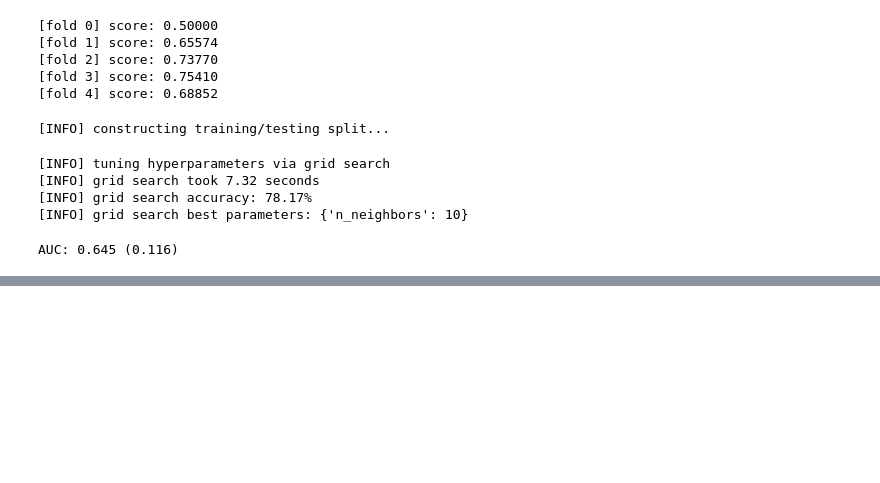
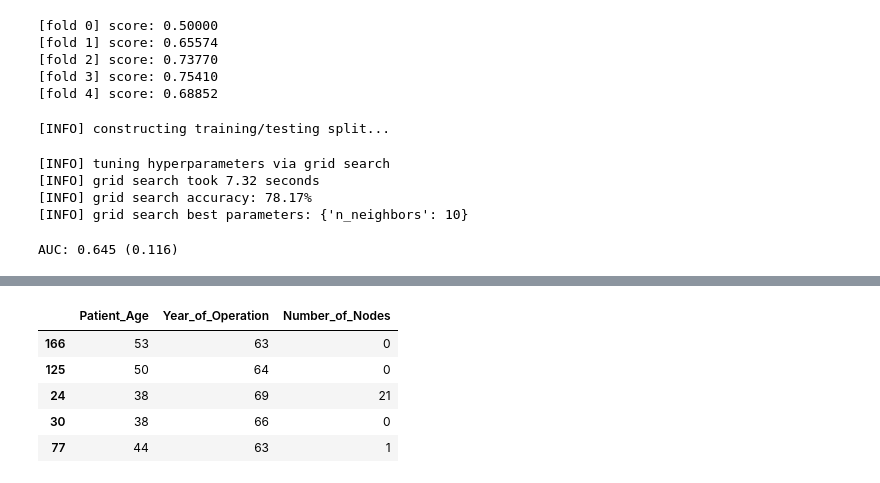
Before and after one commit to S3688570/Prediction-of-Breast-Cancer, a Jupyter notebook: Assignment2.ipynb, the cells around one changed output, grey strips where cells are left out. Cells and saved outputs as stored; diff of their text form; code cells hidden in the pictures; blank space fills up the shorter version.

```diff
--- a/Assignment2.ipynb
+++ b/Assignment2.ipynb
@@ -894,0 +906,3 @@ from scipy import interp
+# %%
+survival_target = survival[['Survival_Status']]
+survival_target.head()
@@ -894,0 +916,12 @@ from scipy import interp
+# %%
+x_train, x_test, y_train, y_test = \
+    train_test_split(survival_data, survival_target, test_size=0.5, random_state=0)
+# %%
+x_train.head()
+# %% [output]
+|  | Patient_Age | Year_of_Operation | Number_of_Nodes |
+| 166 | 53 | 63 | 0 |
+| 125 | 50 | 64 | 0 |
+| 24 | 38 | 69 | 21 |
+| 30 | 38 | 66 | 0 |
+| 77 | 44 | 63 | 1 |
```
Also changed, not shown: parts of 16 cells of this notebook.
